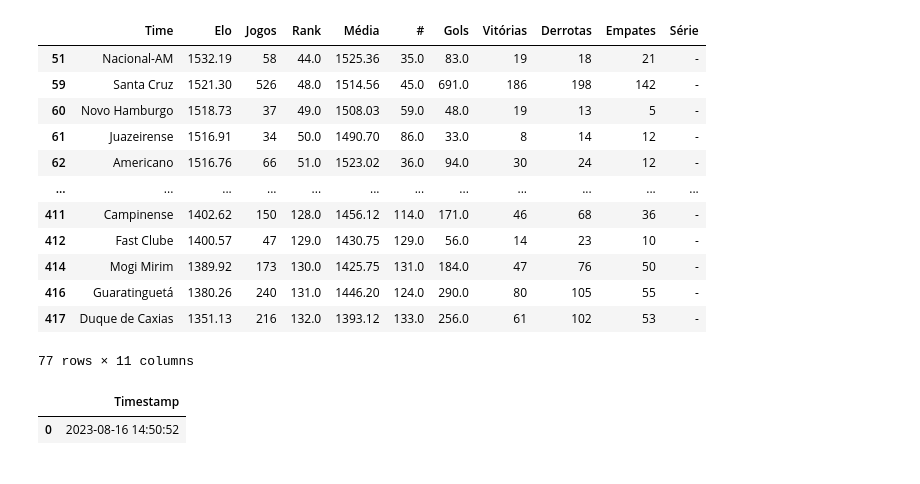
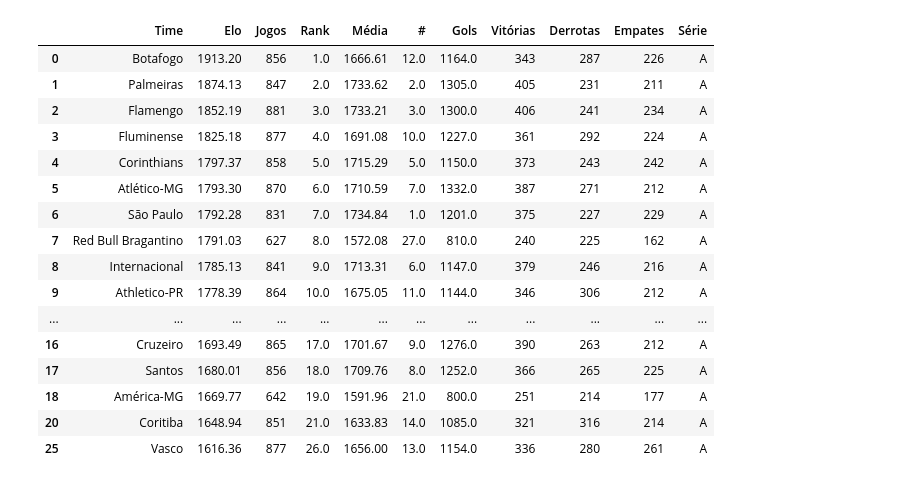
Before and after one commit to JotapeJorge/Back-End-Elo, a Jupyter notebook: Elo Ranking.ipynb, the cells around one changed output. Drawn from its saved outputs; the diff is of its cells as text; code cells hidden in the pictures.

```diff
--- a/Elo Ranking.ipynb
+++ b/Elo Ranking.ipynb
@@ -151,10 +151,10 @@ def update_elo(df):
         teams[away_team] = round(teams[away_team], 2)
         elo_ranking[home_team] = teams[home_team]
         elo_ranking[away_team] = teams[away_team]
-        df.at[index, 'Home_Elo'] = home_elo
-        df.at[index, 'Away_Elo'] = away_elo
-        df.at[index, 'Home_New_Elo'] = teams[home_team]
-        df.at[index, 'Away_New_Elo'] = teams[away_team]
+        df.at[index, 'Elo Casa'] = home_elo
+        df.at[index, 'Elo Fora'] = away_elo
+        df.at[index, 'Novo Elo Casa'] = teams[home_team]
+        df.at[index, 'Novo Elo Fora'] = teams[away_team]
 
 
         for team, elo in teams.items():
@@ -183,6 +183,8 @@ def update_elo(df):
     elo_df['Derrotas'] = elo_df['Time'].map(team_losses)
     elo_df['Empates'] = elo_df['Time'].map(team_draws)
     elo_df['Série'] = elo_df.apply(lambda row: last_competition.get(row['Time'], '-'), axis=1)
+    elo_df.replace({'Série A': 'A','Série B': 'B','Série C': 'C',
+            }, inplace=True)
     timestamp_now = datetime.now().strftime('%Y-%m-%d %H:%M:%S')
     timestamp_df.loc[len(timestamp_df)] = [timestamp_now]
 
@@ -194,19 +196,23 @@ df.to_csv('dataELO.csv', index=False)
 elo_df.to_json('dataELOranking.json', orient='records')
 timestamp_df.to_json('timestamps.json')
 # %%
-filt = (elo_df['Série'] == "-")
+filt = (elo_df['Série'] == "A")
 elo_df[filt]
 # %% [output]
 |  | Time | Elo | Jogos | Rank | Média | # | Gols | Vitórias | Derrotas | Empates | Série |
-| 51 | Nacional-AM | 1532.19 | 58 | 44.0 | 1525.36 | 35.0 | 83.0 | 19 | 18 | 21 | - |
-| 59 | Santa Cruz | 1521.30 | 526 | 48.0 | 1514.56 | 45.0 | 691.0 | 186 | 198 | 142 | - |
-| 60 | Novo Hamburgo | 1518.73 | 37 | 49.0 | 1508.03 | 59.0 | 48.0 | 19 | 13 | 5 | - |
-| 61 | Juazeirense | 1516.91 | 34 | 50.0 | 1490.70 | 86.0 | 33.0 | 8 | 14 | 12 | - |
-| 62 | Americano | 1516.76 | 66 | 51.0 | 1523.02 | 36.0 | 94.0 | 30 | 24 | 12 | - |
+| 0 | Botafogo | 1913.20 | 856 | 1.0 | 1666.61 | 12.0 | 1164.0 | 343 | 287 | 226 | A |
+| 1 | Palmeiras | 1874.13 | 847 | 2.0 | 1733.62 | 2.0 | 1305.0 | 405 | 231 | 211 | A |
+| 2 | Flamengo | 1852.19 | 881 | 3.0 | 1733.21 | 3.0 | 1300.0 | 406 | 241 | 234 | A |
+| 3 | Fluminense | 1825.18 | 877 | 4.0 | 1691.08 | 10.0 | 1227.0 | 361 | 292 | 224 | A |
+| 4 | Corinthians | 1797.37 | 858 | 5.0 | 1715.29 | 5.0 | 1150.0 | 373 | 243 | 242 | A |
+| 5 | Atlético-MG | 1793.30 | 870 | 6.0 | 1710.59 | 7.0 | 1332.0 | 387 | 271 | 212 | A |
+| 6 | São Paulo | 1792.28 | 831 | 7.0 | 1734.84 | 1.0 | 1201.0 | 375 | 227 | 229 | A |
+| 7 | Red Bull Bragantino | 1791.03 | 627 | 8.0 | 1572.08 | 27.0 | 810.0 | 240 | 225 | 162 | A |
+| 8 | Internacional | 1785.13 | 841 | 9.0 | 1713.31 | 6.0 | 1147.0 | 379 | 246 | 216 | A |
+| 9 | Athletico-PR | 1778.39 | 864 | 10.0 | 1675.05 | 11.0 | 1144.0 | 346 | 306 | 212 | A |
 | ... | ... | ... | ... | ... | ... | ... | ... | ... | ... | ... | ... |
-| 411 | Campinense | 1402.62 | 150 | 128.0 | 1456.12 | 114.0 | 171.0 | 46 | 68 | 36 | - |
-| 412 | Fast Clube | 1400.57 | 47 | 129.0 | 1430.75 | 129.0 | 56.0 | 14 | 23 | 10 | - |
-| 414 | Mogi Mirim | 1389.92 | 173 | 130.0 | 1425.75 | 131.0 | 184.0 | 47 | 76 | 50 | - |
-| 416 | Guaratinguetá | 1380.26 | 240 | 131.0 | 1446.20 | 124.0 | 290.0 | 80 | 105 | 55 | - |
-| 417 | Duque de Caxias | 1351.13 | 216 | 132.0 | 1393.12 | 133.0 | 256.0 | 61 | 102 | 53 | - |
+| 16 | Cruzeiro | 1693.49 | 865 | 17.0 | 1701.67 | 9.0 | 1276.0 | 390 | 263 | 212 | A |
+| 17 | Santos | 1680.01 | 856 | 18.0 | 1709.76 | 8.0 | 1252.0 | 366 | 265 | 225 | A |
+| 18 | América-MG | 1669.77 | 642 | 19.0 | 1591.96 | 21.0 | 800.0 | 251 | 214 | 177 | A |
+| 20 | Coritiba | 1648.94 | 851 | 21.0 | 1633.83 | 14.0 | 1085.0 | 321 | 316 | 214 | A |
+| 25 | Vasco | 1616.36 | 877 | 26.0 | 1656.00 | 13.0 | 1154.0 | 336 | 280 | 261 | A |
-77 rows × 11 columns
@@ -215,5 +218,0 @@ elo_df.to_json('dataELOranking.json', orient='records')
-# %%
-timestamp_df
-# %% [output]
-|  | Timestamp |
-| 0 | 2023-08-16 14:50:52 |
```
Also changed, not shown: parts of 8 cells of this notebook, 10 other files.
